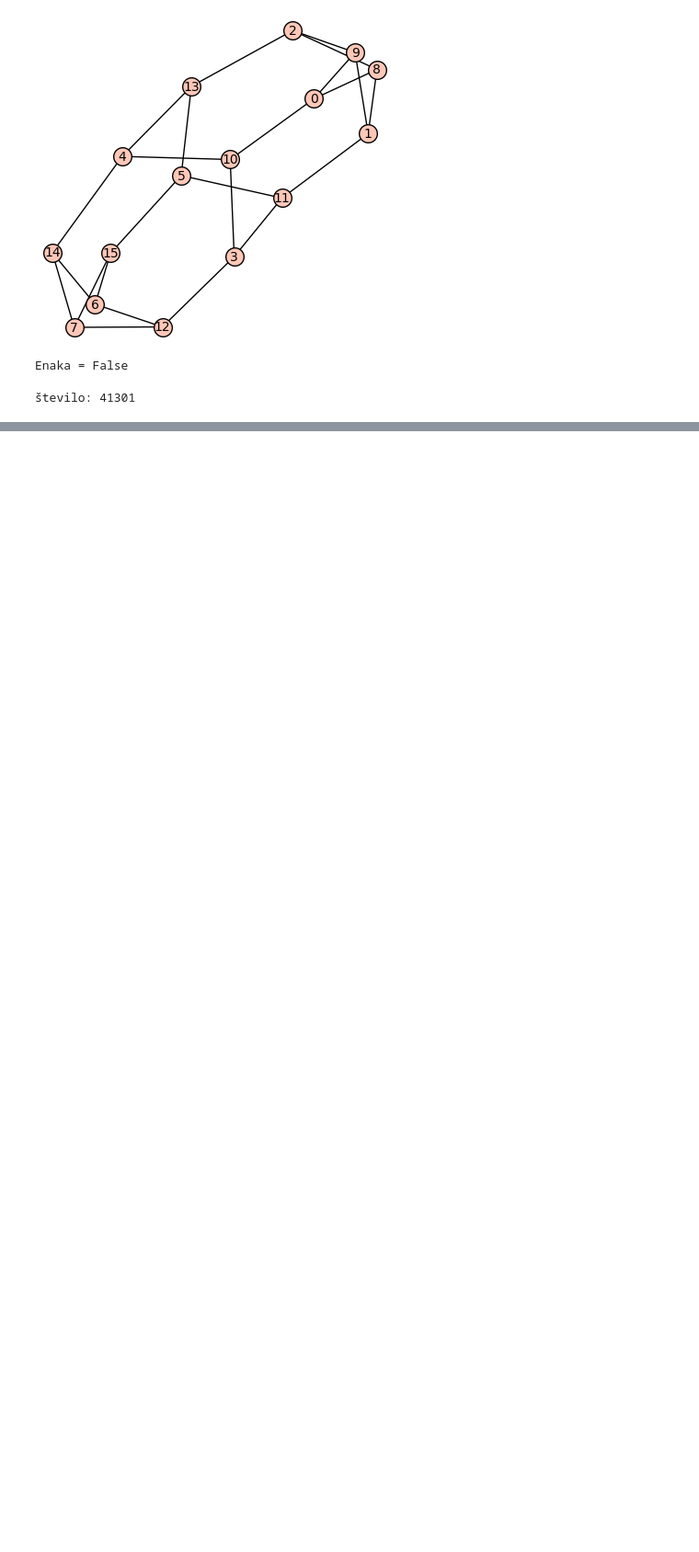
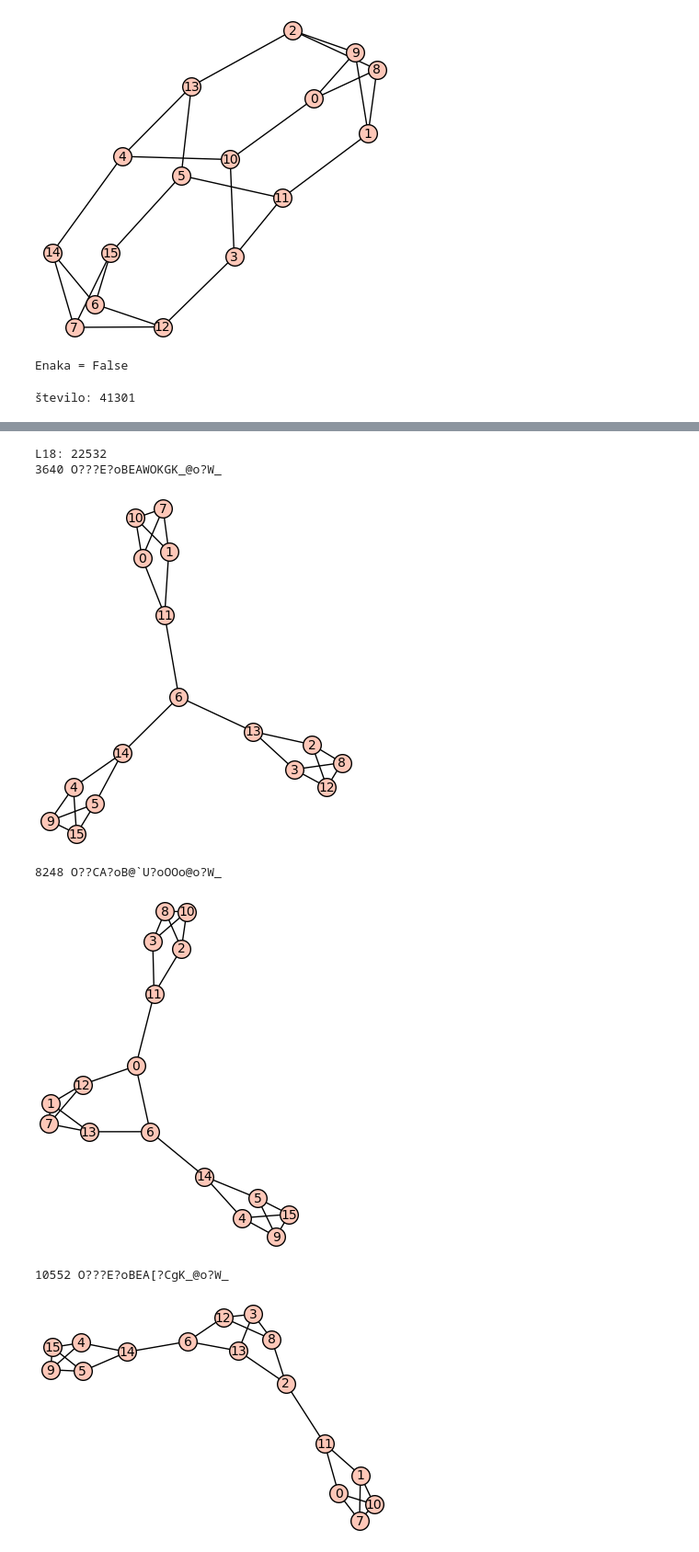
Before and after one commit to ZigaObradovic/FP_Group13, a Jupyter notebook: main.ipynb, the cells around one changed output, grey strips where cells are left out. Shown at 92% size. Drawn from its saved outputs; the diff is of its cells as text; code cells hidden in the pictures; blank space fills up the shorter version.

```diff
--- a/main.ipynb
+++ b/main.ipynb
@@ -145,0 +159,16 @@ print(f"število: {len(Gs)}")
+# %%
+naj3 = sorted(slov.items(), key=lambda x: x[1])[:3]
+L18 = Ln_graph(18)
+print(f"L18: {subpath_number(L18)}")
+for g6, val in naj3:
+    print(val, g6)
+    G = Graph(g6)
+    G.show()
+# %% [output]
+L18: 22532
+3640 O???E?oBEAWOKGK_@o?W_
+[figure, added]
+8248 O??CA?oB@`U?oOOo@o?W_
+[figure, added]
+10552 O???E?oBEA[?CgK_@o?W_
+[figure, added]
```
Also changed, not shown: parts of 3 cells of this notebook.
